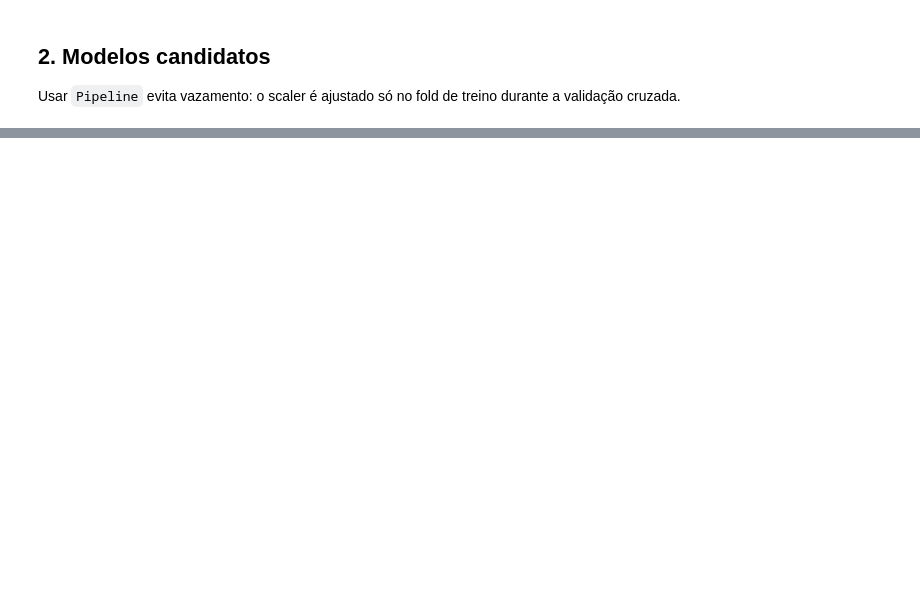
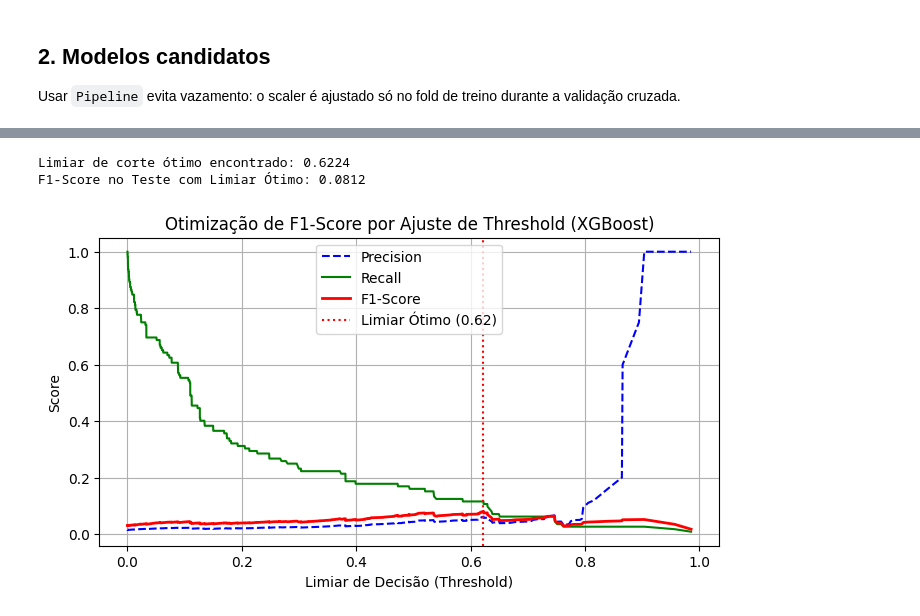
Before and after one commit to Ginkno/postech-tech-challenge-fase2-grupo1-12dtat, a Jupyter notebook: notebooks/03_modelagem.ipynb, the cells around one changed output, grey strips where cells are left out. Cells and saved outputs as stored; diff of their text form; code cells hidden in the pictures; blank space fills up the shorter version.

```diff
--- a/notebooks/03_modelagem.ipynb
+++ b/notebooks/03_modelagem.ipynb
@@ -207,0 +181,16 @@ modelos = {
+# %%
+# --- Definindo as transformações de pré-processamento primeiro ---
+from sklearn.compose import ColumnTransformer
+from sklearn.preprocessing import StandardScaler
+
+continuous_cols = ["CNT_CHILDREN", "AMT_INCOME_TOTAL", "CNT_FAM_MEMBERS", "YEARS_BIRTH", "YEARS_EMPLOYED" , "INCOME_PER_PERSON", "HAS_CHILDREN"]
+n_continuous = len(continuous_cols)
+
+categorical_mask = [False] * n_continuous + [True] * (X.shape[1] - n_continuous)
+
+preprocessor = ColumnTransformer(
+    [("num", StandardScaler(), continuous_cols)],
+    remainder="passthrough",
+    verbose_feature_names_out=False,
+)
+preprocessor.set_output(transform="pandas")
@@ -381,0 +327,36 @@ Modelo Random Forest salvo em: ../results/models/best_rf_model.joblib
+# %%
+import matplotlib.pyplot as plt
+from sklearn.metrics import precision_recall_curve
+
+# Selecionando o XGBoost que obteve o maior F1-Score Médio Real (~0.0881)
+melhor_modelo_pipeline = modelos_melhorados["xgboost"]
+melhor_modelo_pipeline.fit(X_train, y_train)
+
+# Gerar previsões de probabilidade na base de teste
+y_proba_test = melhor_modelo_pipeline.predict_proba(X_test)[:, 1]
+
+precisions, recalls, thresholds = precision_recall_curve(y_test, y_proba_test)
+f1_scores_curve = 2 * (precisions * recalls) / (precisions + recalls + 1e-10)
+
+idx_otimo = f1_scores_curve.argmax()
+limiar_otimo = thresholds[idx_otimo]
+
+print(f"Limiar de corte ótimo encontrado: {limiar_otimo:.4f}")
+print(f"F1-Score no Teste com Limiar Ótimo: {f1_scores_curve[idx_otimo]:.4f}")
+
+# Visualização gráfica do comportamento das métricas conforme variamos o Threshold
+plt.figure(figsize=(8, 4))
+plt.plot(thresholds, precisions[:-1], 'b--', label='Precision')
+plt.plot(thresholds, recalls[:-1], 'g-', label='Recall')
+plt.plot(thresholds, f1_scores_curve[:-1], 'r-', label='F1-Score', linewidth=2)
+plt.axvline(limiar_otimo, color='red', linestyle=':', label=f'Limiar Ótimo ({limiar_otimo:.2f})')
+plt.xlabel('Limiar de Decisão (Threshold)')
+plt.ylabel('Score')
+plt.title('Otimização de F1-Score por Ajuste de Threshold (XGBoost)')
+plt.legend()
+plt.grid(True)
+plt.show()
+# %% [output]
+Limiar de corte ótimo encontrado: 0.6224
+F1-Score no Teste com Limiar Ótimo: 0.0812
+[figure, added]
```
Also changed, not shown: parts of 37 cells of this notebook.
